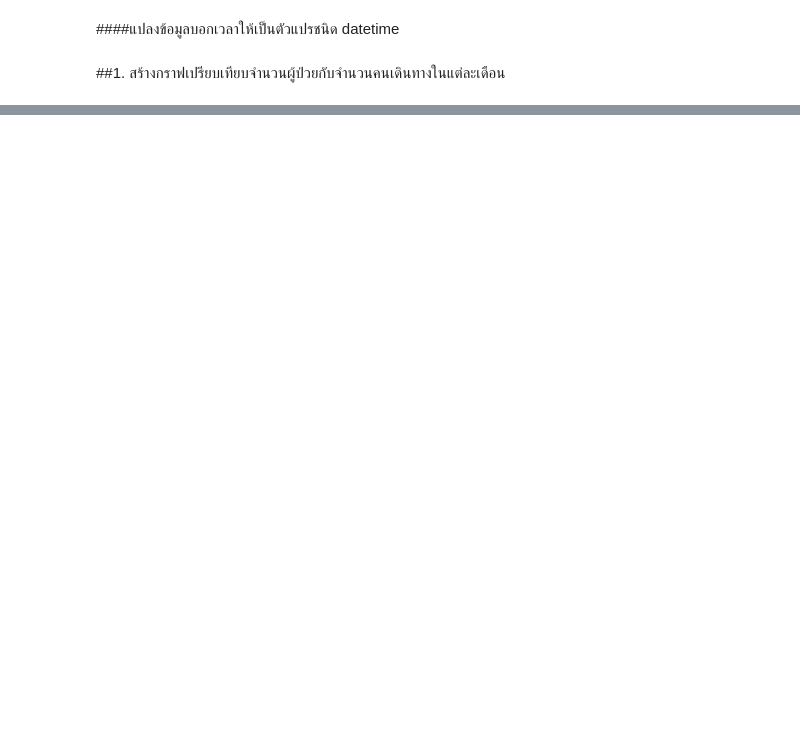
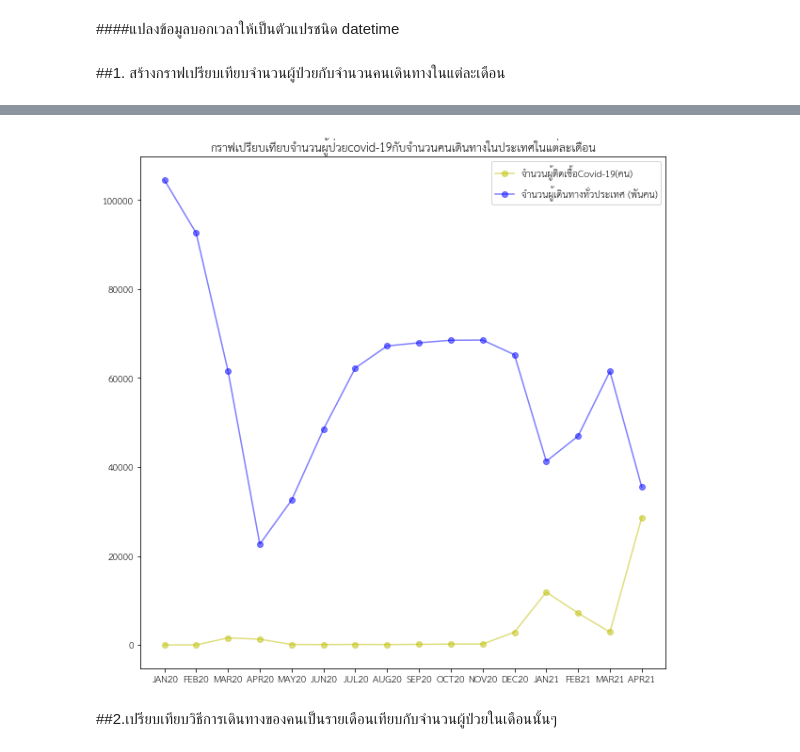
Before and after one commit to watcharapornn/Data_viz, a Jupyter notebook: Visualization_Final_Exam.ipynb, the cells around one changed output, grey strips where cells are left out. Saved outputs shown, nothing was run; the diff lists cells and outputs as text; code cells hidden in the pictures; blank space fills up the shorter version.

```diff
--- a/Visualization_Final_Exam.ipynb
+++ b/Visualization_Final_Exam.ipynb
@@ -50,0 +174,22 @@ data['announce_date']  = pd.to_datetime(data['announce_date'],format='%Y-%m-%d %
+# %%
+import matplotlib as mpl
+mpl.font_manager.fontManager.addfont('thsarabunnew-webfont.ttf')
+mpl.rc('font', family='TH Sarabun New')
+# %%
+patient = [covid19[(covid19['announce_date'].dt.month==1) & (covid19['announce_date'].dt.year==2020)].count()[0]
+            ,covid19[(covid19['announce_date'].dt.month==2) & (covid19['announce_date'].dt.year==2020)].count()[0]
+            ,covid19[(covid19['announce_date'].dt.month==3) & (covid19['announce_date'].dt.year==2020)].count()[0]
+            ,covid19[(covid19['announce_date'].dt.month==4) & (covid19['announce_date'].dt.year==2020)].count()[0]
+            ,covid19[(covid19['announce_date'].dt.month==5) & (covid19['announce_date'].dt.year==2020)].count()[0]
+            ,covid19[(covid19['announce_date'].dt.month==6) & (covid19['announce_date'].dt.year==2020)].count()[0]
+            ,covid19[(covid19['announce_date'].dt.month==7) & (covid19['announce_date'].dt.year==2020)].count()[0]
+            ,covid19[(covid19['announce_date'].dt.month==8) & (covid19['announce_date'].dt.year==2020)].count()[0]
+            ,covid19[(covid19['announce_date'].dt.month==9) & (covid19['announce_date'].dt.year==2020)].count()[0]
+            ,covid19[(covid19['announce_date'].dt.month==10) & (covid19['announce_date'].dt.year==2020)].count()[0]
+            ,covid19[(covid19['announce_date'].dt.month==11) & (covid19['announce_date'].dt.year==2020)].count()[0]
+            ,covid19[(covid19['announce_date'].dt.month==12) & (covid19['announce_date'].dt.year==2020)].count()[0]
+            ,covid19[(covid19['announce_date'].dt.month==1) & (covid19['announce_date'].dt.year==2021)].count()[0]
+            ,covid19[(covid19['announce_date'].dt.month==2) & (covid19['announce_date'].dt.year==2021)].count()[0]
+            ,covid19[(covid19['announce_date'].dt.month==3) & (covid19['announce_date'].dt.year==2021)].count()[0]
+            ,covid19[(covid19['announce_date'].dt.month==4) & (covid19['announce_date'].dt.year==2021)].count()[0]]
+patient
@@ -50,0 +213,9 @@ data['announce_date']  = pd.to_datetime(data['announce_date'],format='%Y-%m-%d %
+# %%
+import matplotlib
+matplotlib.rcParams['figure.figsize']=[10,10]
+# %%
+df = pd.DataFrame(patient,columns=['Number of Patient'])
+df['Month'] = ['JAN20','FEB20','MAR20','APR20','MAY20','JUN20','JUL20','AUG20','SEP20','OCT20','NOV20','DEC20','JAN21','FEB21','MAR21','APR21']
+df['Traveler'] = traveler
+df['Traveler'] = df['Traveler']/1000
+df
@@ -50,0 +240,9 @@ data['announce_date']  = pd.to_datetime(data['announce_date'],format='%Y-%m-%d %
+# %%
+plt.plot(df['Month'],df['Number of Patient'],'o-y',alpha=0.5,label = 'จำนวนผู้ติดเชื้อCovid-19(คน)')
+plt.plot(df['Month'],df['Traveler'],'o-b',alpha=0.5,label='จำนวนผู้เดินทางทั่วประเทศ (พันคน)')
+plt.title('กราฟเปรียบเทียบจำนวนผู้ป่วยcovid-19กับจำนวนคนเดินทางในประเทศในแต่ละเดือน')
+plt.legend();
+# %% [output]
+[figure, added]
+# %% [markdown]
+##2.เปรียบเทียบวิธีการเดินทางของคนเป็นรายเดือนเทียบกับจำนวนผู้ป่วยในเดือนนั้นๆ
```
Also changed, not shown: parts of 22 cells of this notebook.
